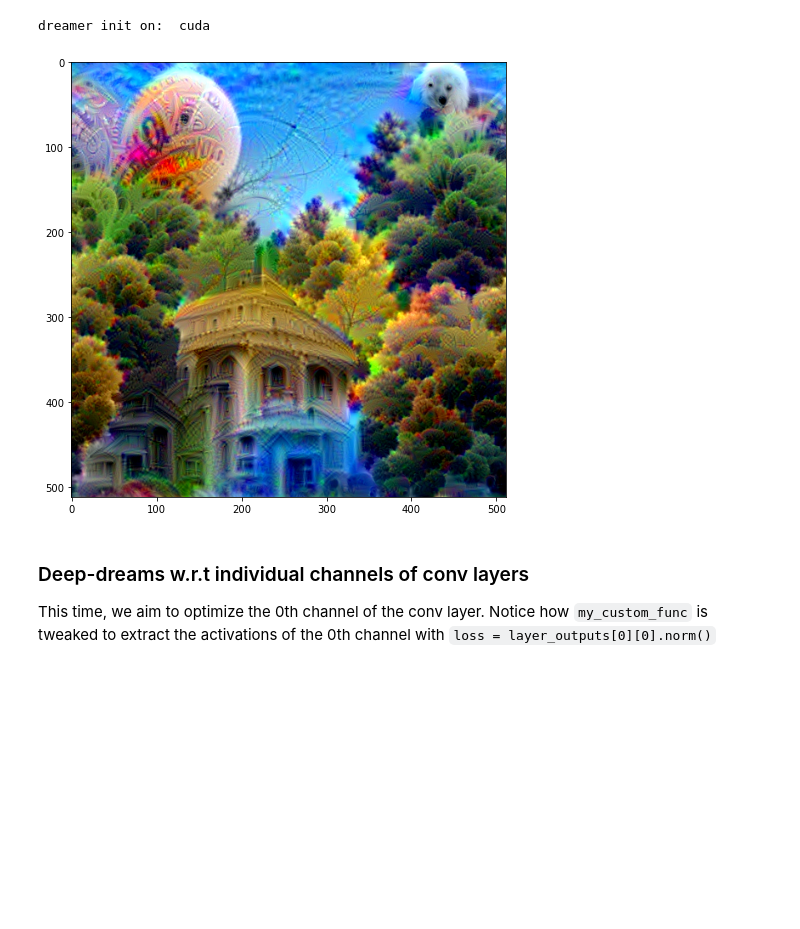
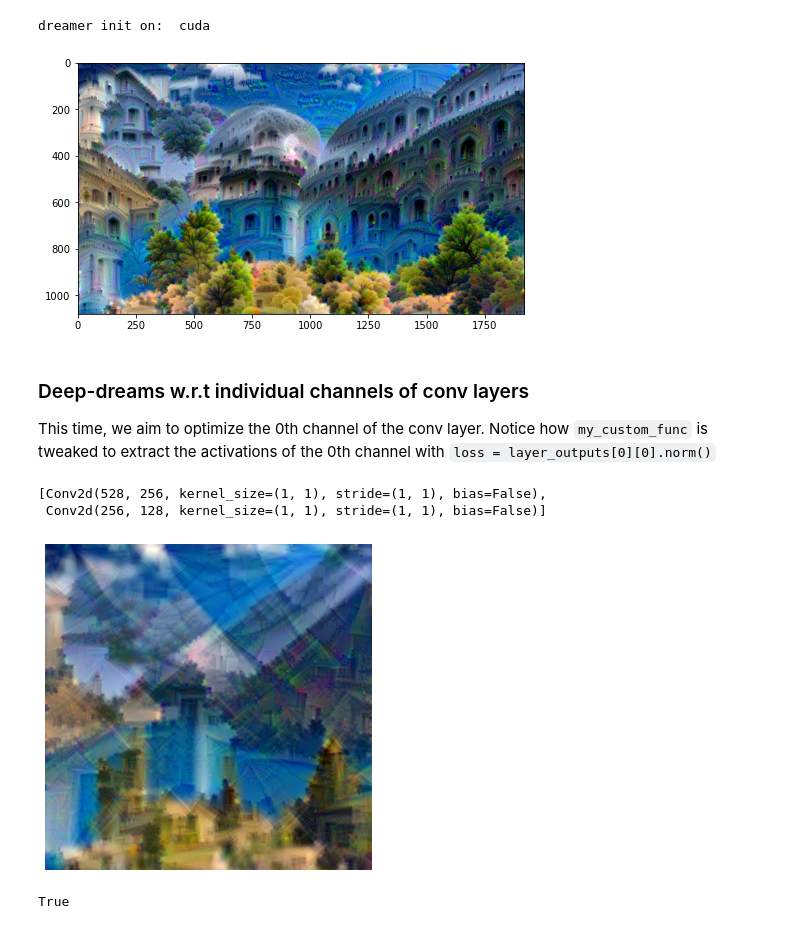
Before and after one commit to Mayukhdeb/torch-dreams-notebooks, a Jupyter notebook: notebooks/torch_dreams_showcase_googlenet.ipynb, the cells around one changed output. Drawn from its saved outputs; the diff is of its cells as text; code cells hidden in the pictures; blank space fills up the shorter version.

Commit message:
googlenet_showcase: update channel blending

```diff
--- a/notebooks/torch_dreams_showcase_googlenet.ipynb
+++ b/notebooks/torch_dreams_showcase_googlenet.ipynb
@@ -34,8 +34,8 @@ dreamy_boi = dreamer(model)
 # %% [output]
 dreamer init on:  cuda
 # %%
-out = dreamy_boi.deep_dream(
-    image_path = "sample_small.jpg",
+out_single_conv = dreamy_boi.deep_dream(
+    image_path = "images/sample.jpg",
     layers = layers_to_use,
     octave_scale = 1.2,
     num_octaves = 12,
@@ -45,14 +45,22 @@ out = dreamy_boi.deep_dream(
 )
 # %%
 plt.rcParams['figure.figsize'] = 8, 8
-plt.imshow(out)
+plt.imshow(out_single_conv)
 plt.show()
 # %% [output]
-[figure, old version]
+[figure, new version]
 # %% [markdown]
 ### Deep-dreams w.r.t individual channels of conv layers
 
 This time, we aim to optimize the 0th channel of the conv layer. Notice how `my_custom_func` is tweaked to extract the activations of the 0th channel with `loss = layer_outputs[0][0].norm()`
+# %%
+layer = model.inception4e.branch1.conv
+layer2 = model.inception3b.branch1.conv
+layers_to_use = [layer, layer2]
+layers_to_use
+# %% [output]
+[Conv2d(528, 256, kernel_size=(1, 1), stride=(1, 1), bias=False),
+ Conv2d(256, 128, kernel_size=(1, 1), stride=(1, 1), bias=False)]
 # %%
 def my_custom_func(layer_outputs):
     """
@@ -73 +85,10 @@ out = dreamy_boi.deep_dream(
 )
+# %%
+plt.rcParams['figure.figsize'] = 6,6
+plt.axis("off")
+plt.imshow(out_single_channel)
+plt.show()
+cv2.imwrite("images/raw_output/googlenet.inception4e.branch1.conv.channel_0.jpg", cv2.cvtColor(out_single_channel*255, cv2.COLOR_BGR2RGB))
+# %% [output]
+[figure, added]
+True
```
Also changed, not shown: parts of 9 cells of this notebook.
